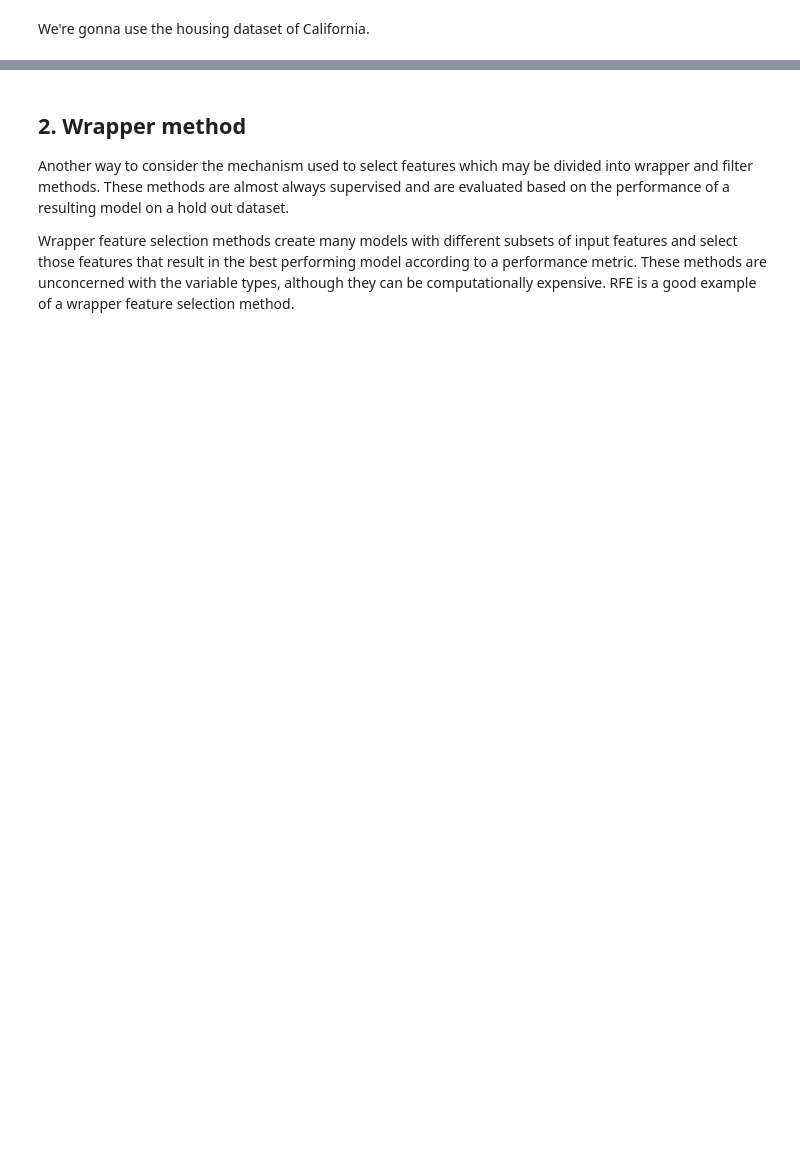
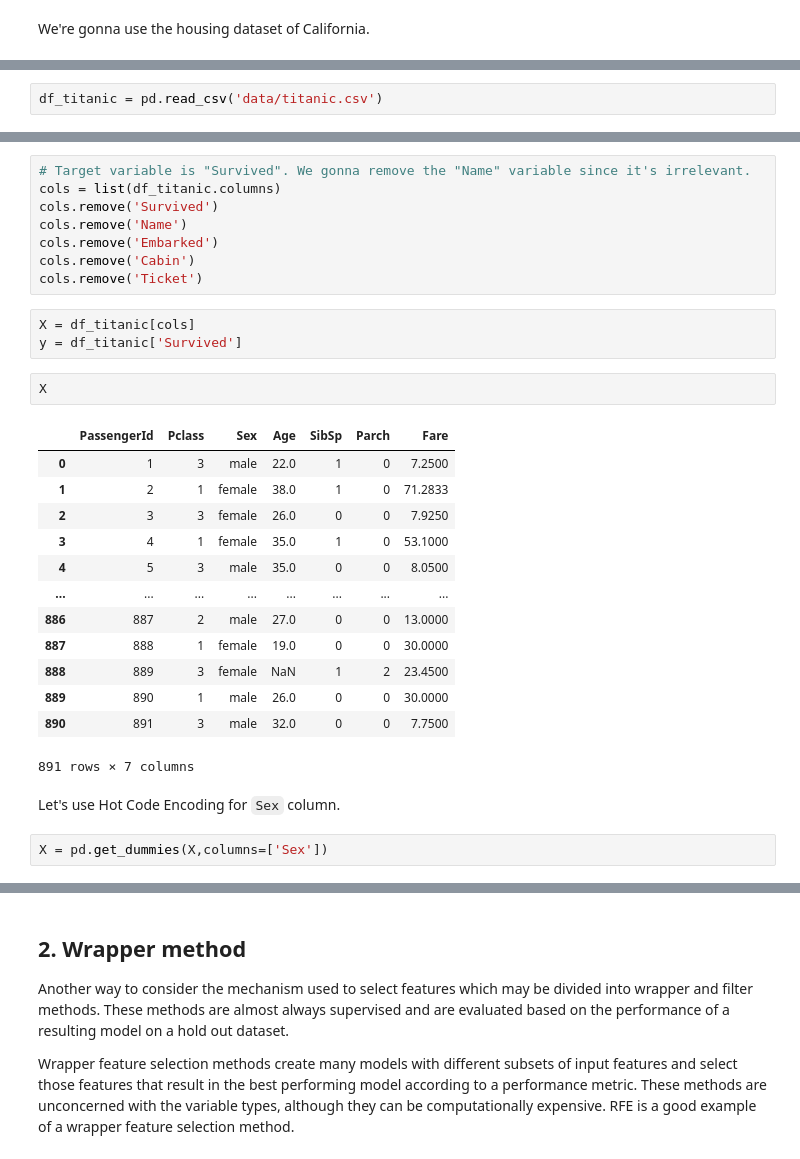
Before and after one commit to kawaremu/CodeLabsAcademy, a Jupyter notebook: Unit 2/Homeworks/features_extraction.ipynb, the cells around one changed output, grey strips where cells are left out. Drawn from its saved outputs; the diff is of its cells as text; blank space fills up the shorter version.

```diff
--- a/Unit 2/Homeworks/features_extraction.ipynb
+++ b/Unit 2/Homeworks/features_extraction.ipynb
@@ -71,0 +221,2 @@ In this method,
+# %%
+df_titanic = pd.read_csv('data/titanic.csv')
@@ -71,0 +232,31 @@ In this method,
+# %%
+# Target variable is "Survived". We gonna remove the "Name" variable since it's irrelevant.
+cols = list(df_titanic.columns)
+cols.remove('Survived')
+cols.remove('Name')
+cols.remove('Embarked')
+cols.remove('Cabin')
+cols.remove('Ticket')
+# %%
+X = df_titanic[cols]
+y = df_titanic['Survived']
+# %%
+X
+# %% [output]
+|  | PassengerId | Pclass | Sex | Age | SibSp | Parch | Fare |
+| 0 | 1 | 3 | male | 22.0 | 1 | 0 | 7.2500 |
+| 1 | 2 | 1 | female | 38.0 | 1 | 0 | 71.2833 |
+| 2 | 3 | 3 | female | 26.0 | 0 | 0 | 7.9250 |
+| 3 | 4 | 1 | female | 35.0 | 1 | 0 | 53.1000 |
+| 4 | 5 | 3 | male | 35.0 | 0 | 0 | 8.0500 |
+| ... | ... | ... | ... | ... | ... | ... | ... |
+| 886 | 887 | 2 | male | 27.0 | 0 | 0 | 13.0000 |
+| 887 | 888 | 1 | female | 19.0 | 0 | 0 | 30.0000 |
+| 888 | 889 | 3 | female | NaN | 1 | 2 | 23.4500 |
+| 889 | 890 | 1 | male | 26.0 | 0 | 0 | 30.0000 |
+| 890 | 891 | 3 | male | 32.0 | 0 | 0 | 7.7500 |
+891 rows × 7 columns
+# %% [markdown]
+Let's use Hot Code Encoding for ``Sex`` column.
+# %%
+X = pd.get_dummies(X,columns=['Sex'])
```
Also changed, not shown: parts of 52 cells of this notebook, 1 other file.
